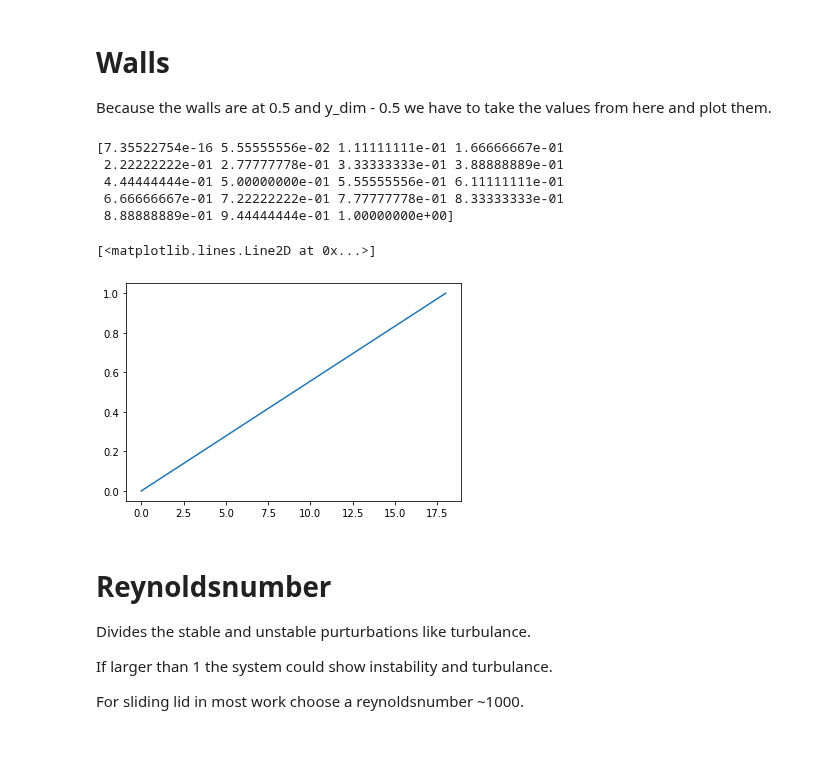
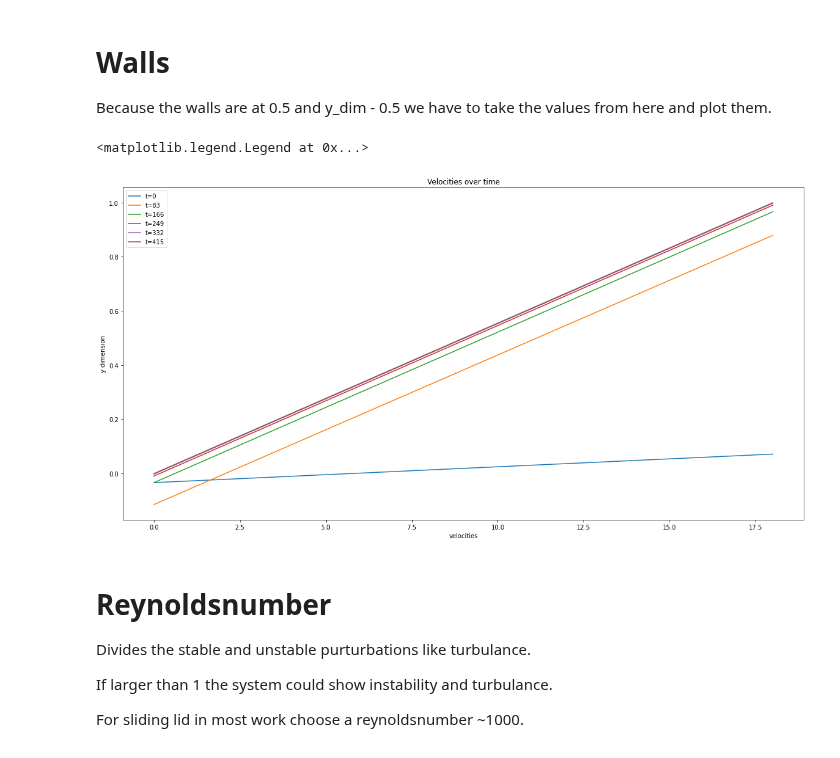
Before and after one commit to jonas27/pylbm, a Jupyter notebook: milestones/m4/m4.ipynb, the cells around one changed output. Cells and saved outputs as stored; diff of their text form; code cells hidden in the pictures.

```diff
--- a/milestones/m4/m4.ipynb
+++ b/milestones/m4/m4.ipynb
@@ -5,4 +5,5 @@ import m4_helpers
 from scipy.optimize import curve_fit
 # %%
 x_dim, y_dim = 40, 20
-velocities = m4_helpers.m4_1(x_dim=x_dim, y_dim=y_dim, epochs=10000, omega=0.5)
+epochs = 300
+velocities = m4_helpers.m4_1(x_dim=x_dim, y_dim=y_dim, epochs=epochs, omega=0.5)
@@ -42,0 +54,14 @@ plt.close()
+# %%
+# Plot all velocitities along y
+fig = plt.figure(figsize=(10,5))
+ax = fig.subplots()
+ax.set_title("Velocities over time")
+for v in vel_print:
+    # print(vel_clean)
+    ax.plot(np.arange(y_dim-2)+1, v[0][0,0,1:-1], label="t={}".format(v[1]+1))
+ax.set_xticks(np.arange(y_dim-2)+1)
+ax.set_xlabel("velocities")
+ax.set_ylabel("y dimension")
+ax.legend()
+plt.show()
+plt.close()
@@ -44,22 +71,24 @@ plt.close()
 # Walls
 Because the walls are at 0.5 and y_dim - 0.5 we have to take the values from here and plot them.
 # %%
-def func(x, a, b):
-    return a * x + b
-popt, pcov = curve_fit(func, np.arange(y_dim-2)+1, u_aij_max[0,0,1:-1])
-# print(popt[1])
-# print(popt[0])
-vel_clean = popt[0]*(np.arange(y_dim-1) + 0.5) + popt[1]
-print(vel_clean)
-plt.plot(np.arange(20-1), vel_clean)
+fig = plt.figure(figsize=(20,10))
+ax = fig.subplots()
+ax.set_title("Velocities over time")
+for v in velocities[:6]:
+    def func(x, a, b):
+        return a * x + b
+    popt, pcov = curve_fit(func, np.arange(y_dim-2)+1, v[0][0,0,1:-1])
+    # print(popt[1])
+    # print(popt[0])
+    vel_clean = popt[0]*(np.arange(y_dim-1) + 0.5) + popt[1]
+    # print(vel_clean)
+    ax.plot(np.arange(20-1), vel_clean, label="t={}".format(v[1]))
+ax.set_xlabel("velocities")
+ax.set_ylabel("y dimension")
+ax.legend()
 # %% [output]
-[7.35522754e-16 5.55555556e-02 1.11111111e-01 1.66666667e-01
- 2.22222222e-01 2.77777778e-01 3.33333333e-01 3.88888889e-01
- 4.44444444e-01 5.00000000e-01 5.55555556e-01 6.11111111e-01
- 6.66666667e-01 7.22222222e-01 7.77777778e-01 8.33333333e-01
- 8.88888889e-01 9.44444444e-01 1.00000000e+00]
+<matplotlib.legend.Legend at 0x...>
-[<matplotlib.lines.Line2D at 0x...>]
-[figure, old version]
+[figure, new version]
 # %% [markdown]
 # Reynoldsnumber
 Divides the stable and unstable purturbations like turbulance.
```
Also changed, not shown: parts of 6 cells of this notebook, 4 other files.
